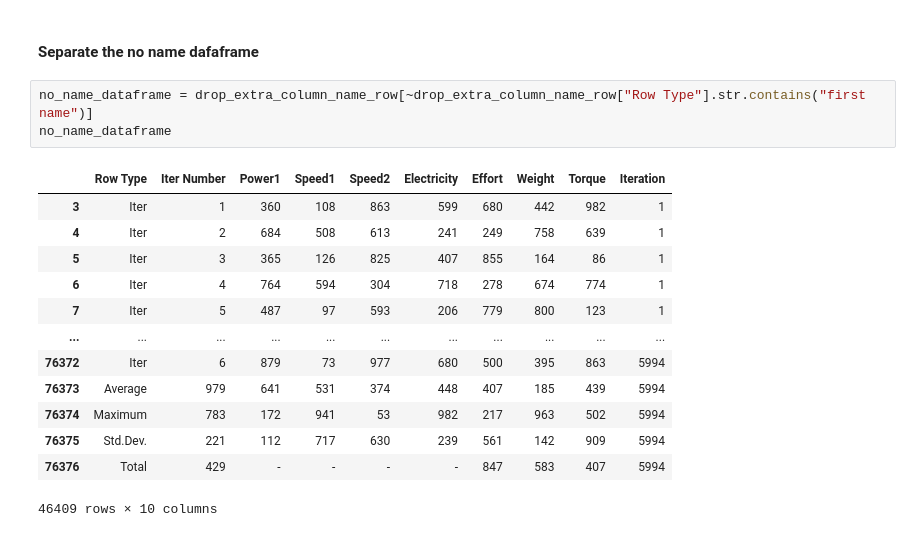
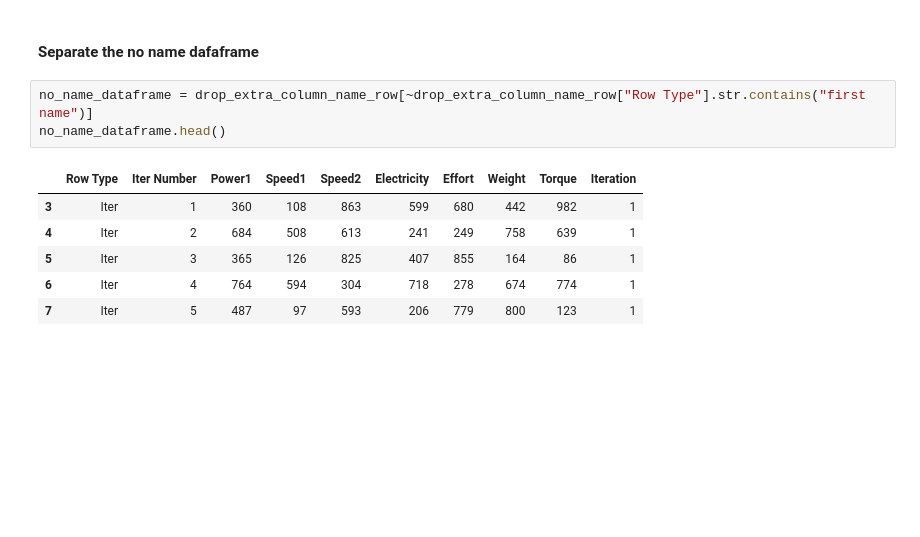
Before and after one commit to anjelitodevan/portfolio_projects, a Jupyter notebook: machinery_data_analysis_portfolio.ipynb, the cells around one changed output. Saved outputs shown, nothing was run; the diff lists cells and outputs as text; blank space fills up the shorter version.

```diff
--- a/machinery_data_analysis_portfolio.ipynb
+++ b/machinery_data_analysis_portfolio.ipynb
@@ -149,18 +114,11 @@ See the caveats in the documentation: https://pandas.pydata.org/pandas-docs/stab
 #### Separate the no name dafaframe
 # %%
 no_name_dataframe = drop_extra_column_name_row[~drop_extra_column_name_row["Row Type"].str.contains("first name")]
-no_name_dataframe
+no_name_dataframe.head()
 # %% [output]
 |  | Row Type | Iter Number | Power1 | Speed1 | Speed2 | Electricity | Effort | Weight | Torque | Iteration |
 | 3 | Iter | 1 | 360 | 108 | 863 | 599 | 680 | 442 | 982 | 1 |
 | 4 | Iter | 2 | 684 | 508 | 613 | 241 | 249 | 758 | 639 | 1 |
 | 5 | Iter | 3 | 365 | 126 | 825 | 407 | 855 | 164 | 86 | 1 |
 | 6 | Iter | 4 | 764 | 594 | 304 | 718 | 278 | 674 | 774 | 1 |
 | 7 | Iter | 5 | 487 | 97 | 593 | 206 | 779 | 800 | 123 | 1 |
-| ... | ... | ... | ... | ... | ... | ... | ... | ... | ... | ... |
-| 76372 | Iter | 6 | 879 | 73 | 977 | 680 | 500 | 395 | 863 | 5994 |
-| 76373 | Average | 979 | 641 | 531 | 374 | 448 | 407 | 185 | 439 | 5994 |
-| 76374 | Maximum | 783 | 172 | 941 | 53 | 982 | 217 | 963 | 502 | 5994 |
-| 76375 | Std.Dev. | 221 | 112 | 717 | 630 | 239 | 561 | 142 | 909 | 5994 |
-| 76376 | Total | 429 | - | - | - | - | 847 | 583 | 407 | 5994 |
-46409 rows × 10 columns
```
Also changed, not shown: parts of 8 cells of this notebook.
